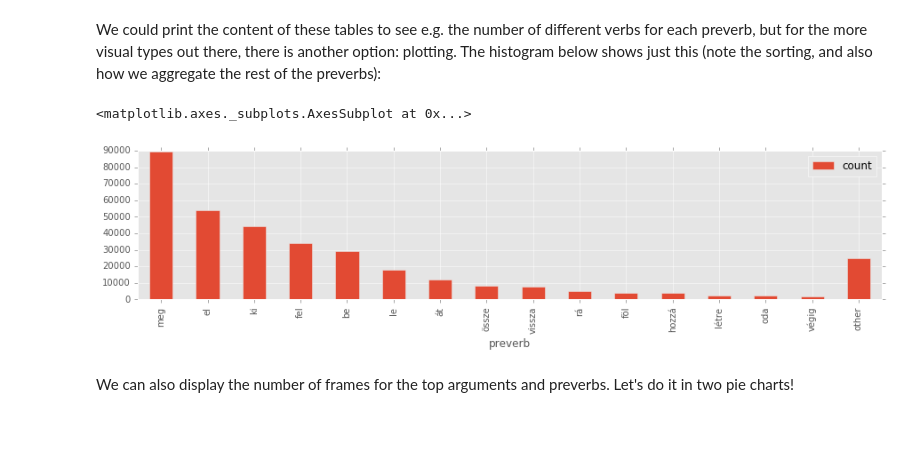
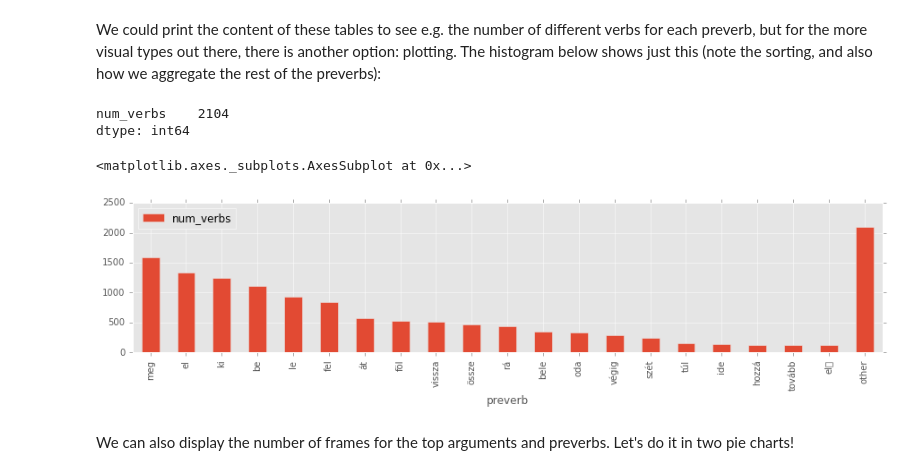
Before and after one commit to DavidNemeskey/Tade-corpus-tools, a Jupyter notebook: notebooks/significant_arguments.ipynb, the cells around one changed output. Saved outputs shown, nothing was run; the diff lists cells and outputs as text; code cells hidden in the pictures; blank space fills up the shorter version.

```diff
--- a/notebooks/significant_arguments.ipynb
+++ b/notebooks/significant_arguments.ipynb
@@ -145,7 +143,15 @@ def real_frame_size(df):
     return sum(sum(df[c].apply(sys.getsizeof)) for c in df.columns)
 print(real_frame_size(df))
 
-preverb_counts = df[['preverb', 'frame_freq']].rename(columns={'frame_freq': 'count'}).groupby('preverb').count()
+#preverb_counts = df[['preverb', 'frame_freq']].rename(columns={'frame_freq': 'count'}).groupby('preverb').count()
+verbs_per_preverb = df.groupby(['preverb', 'verb']).first().reset_index(level='verb').index.value_counts()
+verbs_per_preverb.index.name = 'preverb'
+verbs_per_preverb.name = 'num_verbs'
+verbs_per_preverb = verbs_per_preverb.to_frame()
+
+# Other ways to do it:
+# df[['preverb', 'verb', 'frame']].groupby(['preverb', 'verb']).first().reset_index().drop('frame', axis=1).groupby('preverb').count().rename(columns={'verb': 'aha'})
+# df[['preverb', 'verb', 'frame']].groupby(['preverb', 'verb']).first().groupby(level='preverb').count().rename(columns={'frame': 'oho'})
 preverb_sums = df[['preverb', 'frame_freq']].rename(columns={'frame_freq': 'B'}).groupby('preverb').sum()
 # %% [output]
 <class 'pandas.core.frame.DataFrame'>
@@ -198,22 +204,25 @@ We could print the content of these tables to see e.g. the number of different v
 # %%
 def capped_sorted_list(lst, by, cutoff=0, other='other'):
     """
     Sorts a data frame by the specified column decreasingly. It allows the user to
     specify a cutoff; all items with indices above this cutoff are aggregated under
     (with sum) under an "other" item.
     """
     slst = lst.sort_values(by=by, ascending=False)
+    print(slst[cutoff:].sum())
     if cutoff > 0:
         slst = slst[:cutoff].append(
             pd.DataFrame([[other, slst[cutoff:].sum()[0]]],
                          columns=lst.index.names + list(lst.columns.values)).set_index(lst.index.names)
         )
     return slst
 
-capped_sorted_list(preverb_counts, by='count', cutoff=15).plot(y='count', kind='bar')
+capped_sorted_list(verbs_per_preverb, by='num_verbs', cutoff=20).plot(y='num_verbs', kind='bar')
 # %% [output]
-<matplotlib.axes._subplots.AxesSubplot at 0x...>
+num_verbs    2104
+dtype: int64
+<matplotlib.axes._subplots.AxesSubplot at 0x...>
-[figure, old version]
+[figure, new version]
 # %% [markdown]
 
 We can also display the number of frames for the top arguments and preverbs. Let's do it in two pie charts!
```
Also changed, not shown: parts of 14 cells of this notebook.
